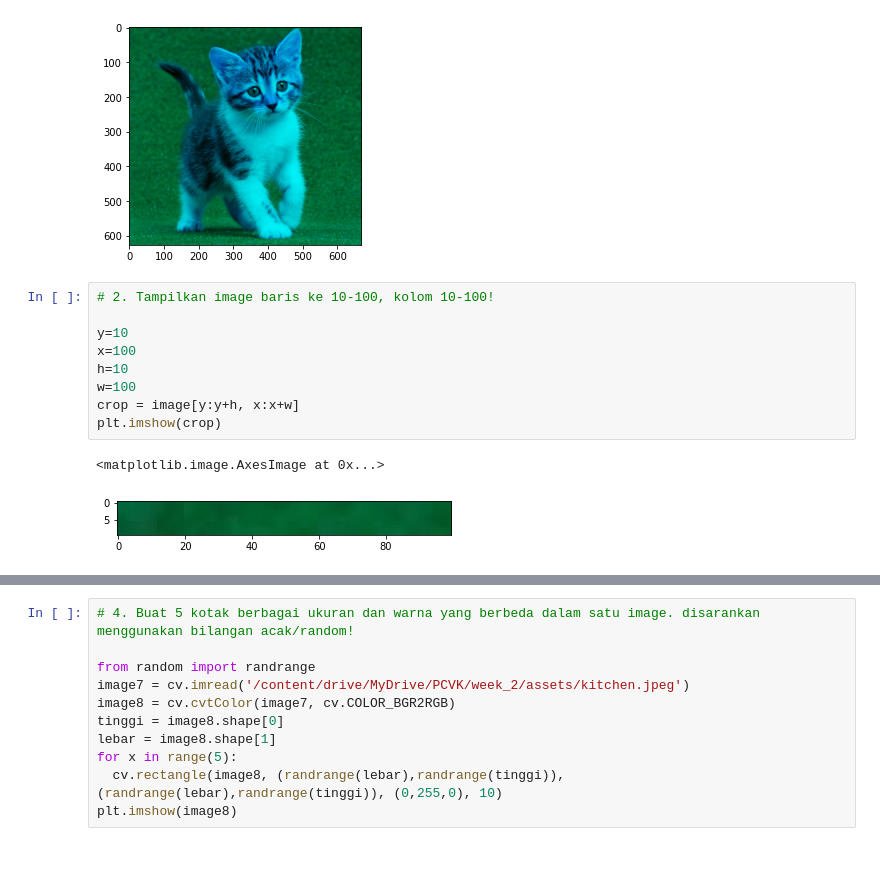
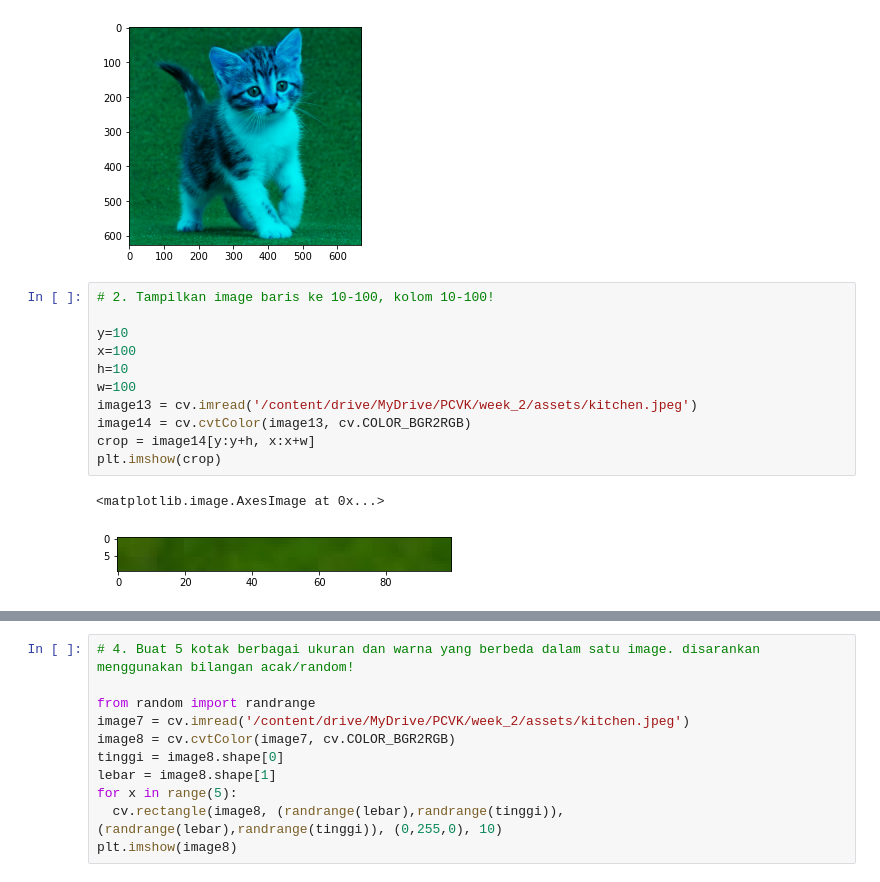
Before and after one commit to syaifuddinzuhri/PCVK_Genap_2022, a Jupyter notebook: week2.ipynb, the cells around one changed output, grey strips where cells are left out. Cells and saved outputs as stored; diff of their text form.

```diff
--- a/week2.ipynb
+++ b/week2.ipynb
@@ -256,14 +264,16 @@ plt.imshow(green_blue)
 # %%
 # 2. Tampilkan image baris ke 10-100, kolom 10-100!
 
 y=10
 x=100
 h=10
 w=100
-crop = image[y:y+h, x:x+w]
+image13 = cv.imread('/content/drive/MyDrive/PCVK/week_2/assets/kitchen.jpeg')
+image14 = cv.cvtColor(image13, cv.COLOR_BGR2RGB)
+crop = image14[y:y+h, x:x+w]
 plt.imshow(crop)
 # %% [output]
 <matplotlib.image.AxesImage at 0x...>
-[figure, old version]
+[figure, new version]
 # %%
 # 3. Tampilkan image baris ke 5-30, semua kolom, channel Green saja!
```
Also changed, not shown: parts of 2 cells of this notebook.
